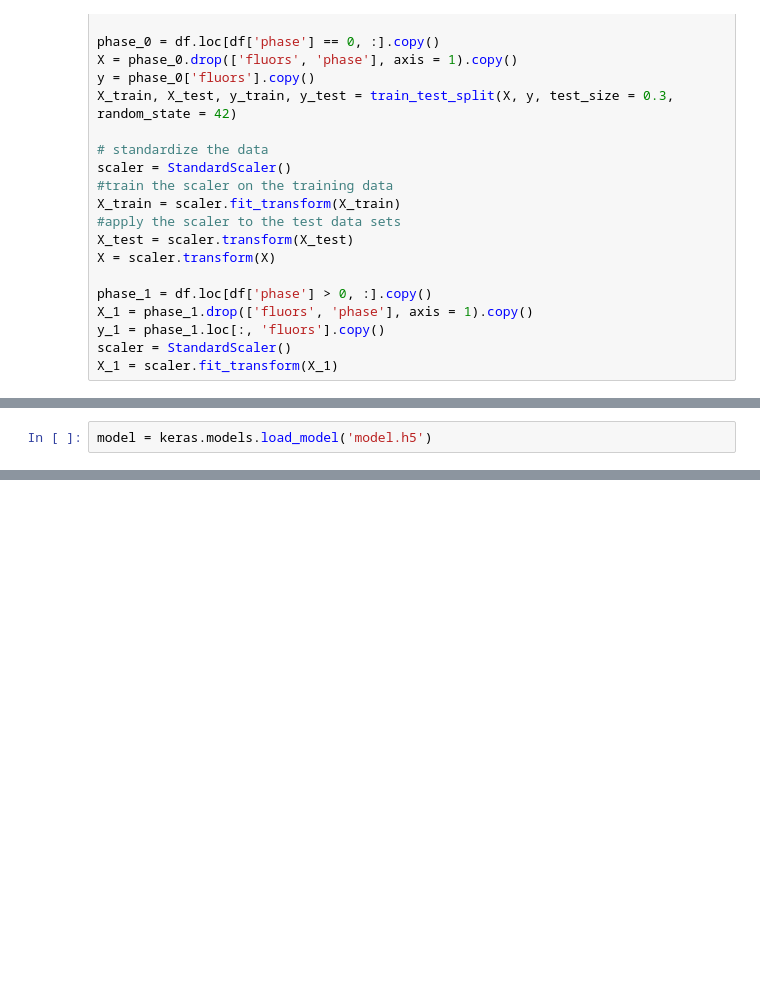
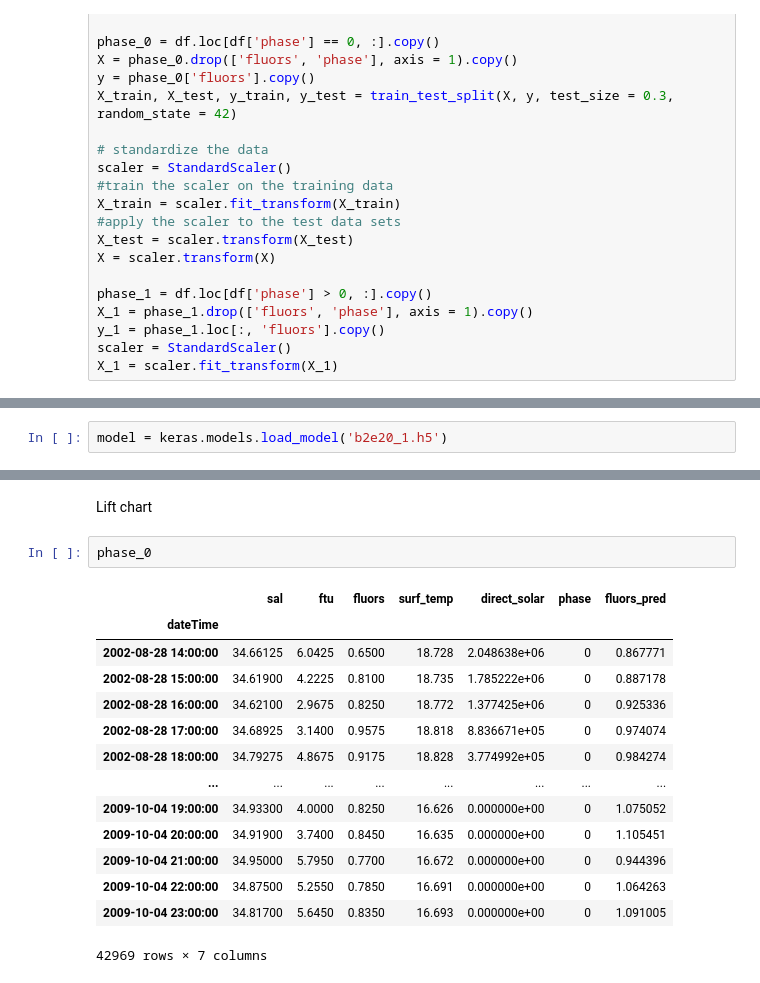
Before and after one commit to Reubenpt123/DAV, a Jupyter notebook: model_display.ipynb, the cells around one changed output, grey strips where cells are left out. Saved outputs shown, nothing was run; the diff lists cells and outputs as text; blank space fills up the shorter version.

```diff
--- a/model_display.ipynb
+++ b/model_display.ipynb
@@ -43,5 +58,5 @@ X_1 = scaler.fit_transform(X_1)
 # %%
-model = keras.models.load_model('model.h5')
+model = keras.models.load_model('b2e20_1.h5')
 # %%
 pred_train = model.predict(X_train)
 print(f'Training RMS error: {np.sqrt(mean_squared_error(y_train, pred_train))}')
@@ -78,0 +94,19 @@ fig.show()
+# %% [markdown]
+Lift chart
+# %%
+phase_0
+# %% [output]
+|  | sal | ftu | fluors | surf_temp | direct_solar | phase | fluors_pred |
+| dateTime |  |  |  |  |  |  |  |
+| 2002-08-28 14:00:00 | 34.66125 | 6.0425 | 0.6500 | 18.728 | 2.048638e+06 | 0 | 0.867771 |
+| 2002-08-28 15:00:00 | 34.61900 | 4.2225 | 0.8100 | 18.735 | 1.785222e+06 | 0 | 0.887178 |
+| 2002-08-28 16:00:00 | 34.62100 | 2.9675 | 0.8250 | 18.772 | 1.377425e+06 | 0 | 0.925336 |
+| 2002-08-28 17:00:00 | 34.68925 | 3.1400 | 0.9575 | 18.818 | 8.836671e+05 | 0 | 0.974074 |
+| 2002-08-28 18:00:00 | 34.79275 | 4.8675 | 0.9175 | 18.828 | 3.774992e+05 | 0 | 0.984274 |
+| ... | ... | ... | ... | ... | ... | ... | ... |
+| 2009-10-04 19:00:00 | 34.93300 | 4.0000 | 0.8250 | 16.626 | 0.000000e+00 | 0 | 1.075052 |
+| 2009-10-04 20:00:00 | 34.91900 | 3.7400 | 0.8450 | 16.635 | 0.000000e+00 | 0 | 1.105451 |
+| 2009-10-04 21:00:00 | 34.95000 | 5.7950 | 0.7700 | 16.672 | 0.000000e+00 | 0 | 0.944396 |
+| 2009-10-04 22:00:00 | 34.87500 | 5.2550 | 0.7850 | 16.691 | 0.000000e+00 | 0 | 1.064263 |
+| 2009-10-04 23:00:00 | 34.81700 | 5.6450 | 0.8350 | 16.693 | 0.000000e+00 | 0 | 1.091005 |
+42969 rows × 7 columns
```
Also changed, not shown: parts of 5 cells of this notebook, 3 other files.
